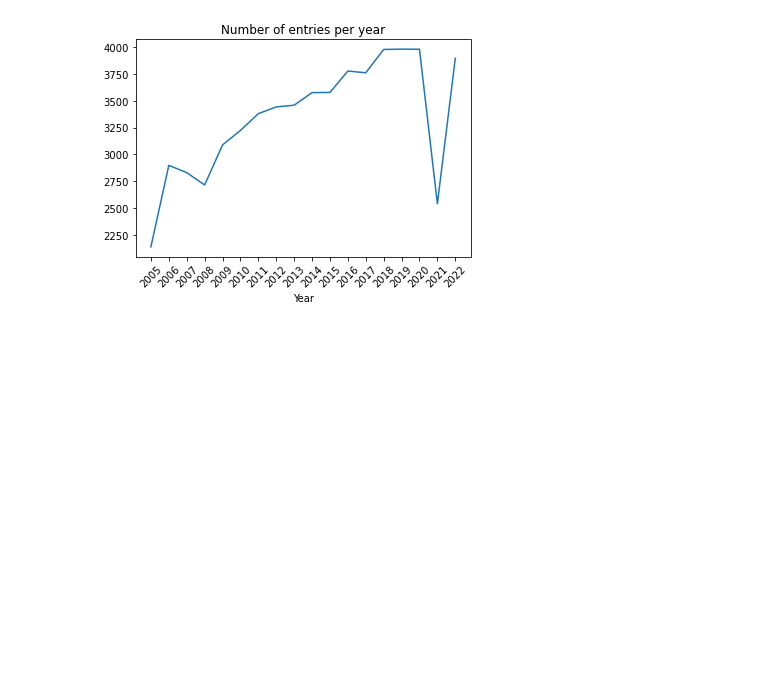
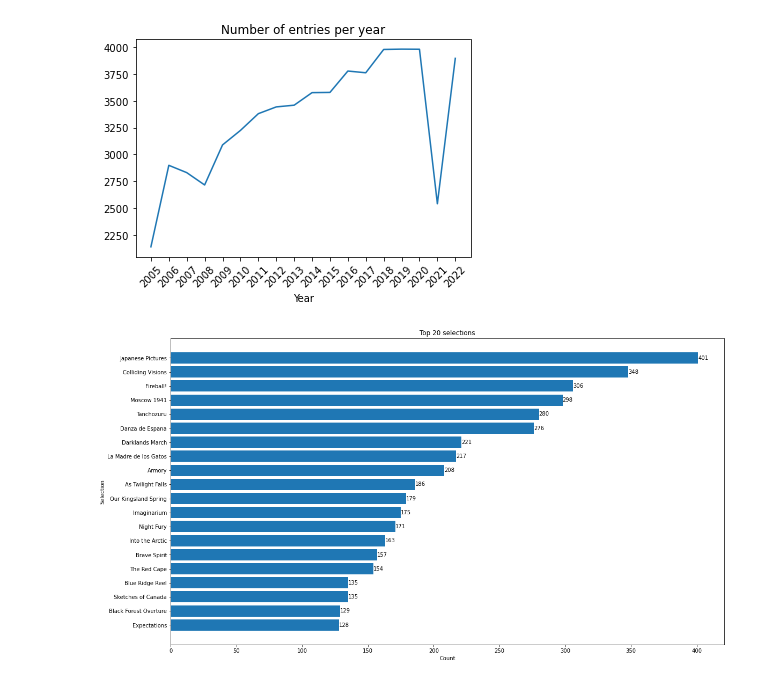
Before and after one commit to macdkw89/uil_results, a Jupyter notebook: data.ipynb, the cells around one changed output. Drawn from its saved outputs; the diff is of its cells as text; code cells hidden in the pictures; blank space fills up the shorter version.

```diff
--- a/data.ipynb
+++ b/data.ipynb
@@ -187,3 +186,7 @@ sr_judge_unique = list(set(all_sr_judges_list))
 
 all_list = all_stage_judges_list + all_sr_judges_list
 all_unique = list(set(all_list))
+# %%
+plotter(n=20, d=df, y=[2018, 2019, 2020, 2021, 2022], cl=['Varsity'], co=conf_list)
+# %% [output]
+[figure, added]
```
Also changed, not shown: parts of 3 cells of this notebook, 1 other file.
